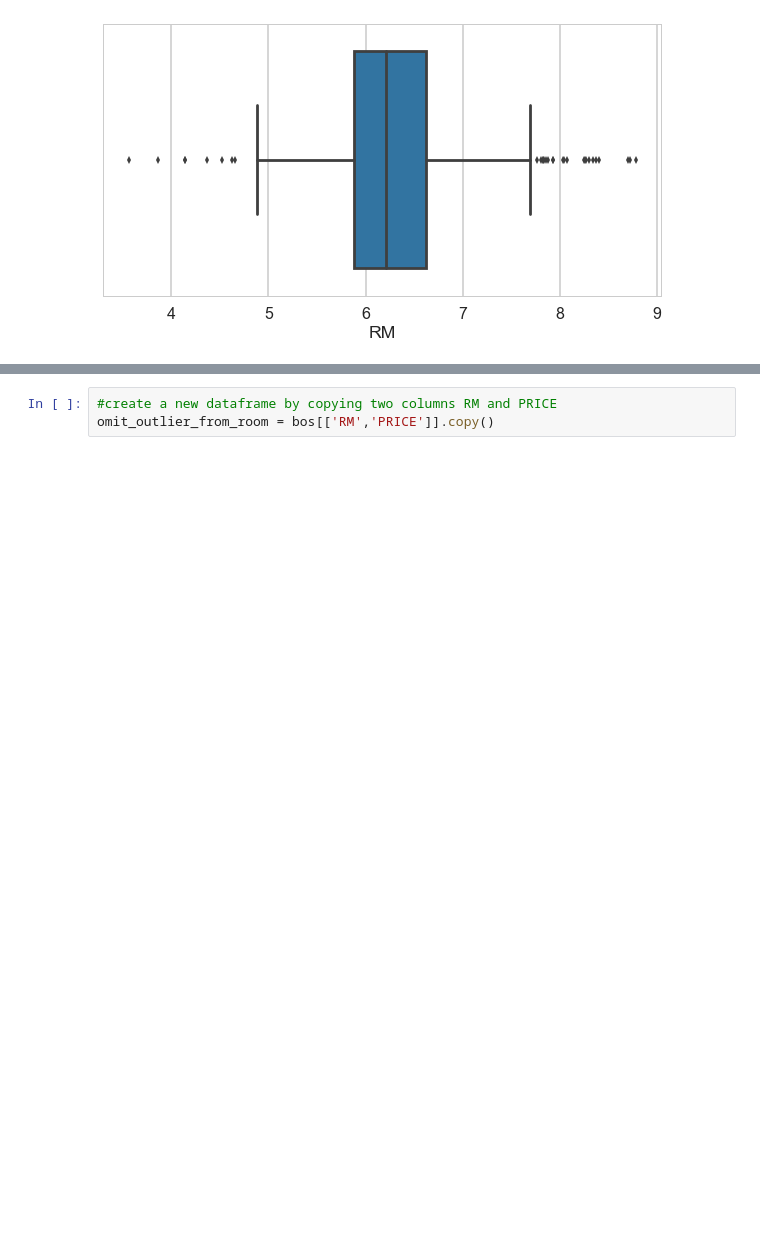
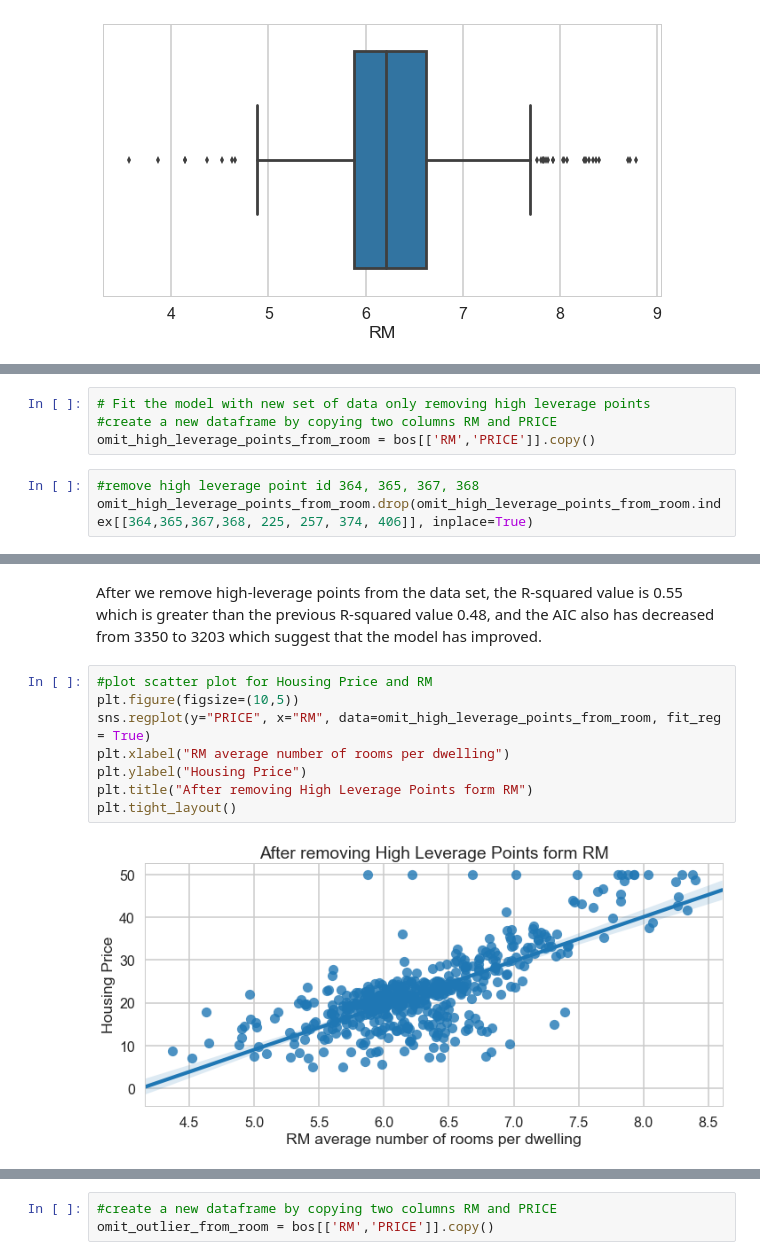
Before and after one commit to sherpalakpa1/linear_regression, a Jupyter notebook: Mini_Project_Linear_Regression.ipynb, the cells around one changed output, grey strips where cells are left out. Saved outputs shown, nothing was run; the diff lists cells and outputs as text; blank space fills up the shorter version.

Commit message:
Removed only high leverage points

```diff
--- a/Mini_Project_Linear_Regression.ipynb
+++ b/Mini_Project_Linear_Regression.ipynb
@@ -1024,0 +1015,7 @@ sns.boxplot('RM',data=bos)
+# %%
+# Fit the model with new set of data only removing high leverage points
+#create a new dataframe by copying two columns RM and PRICE
+omit_high_leverage_points_from_room = bos[['RM','PRICE']].copy()
+# %%
+#remove high leverage point id 364, 365, 367, 368
+omit_high_leverage_points_from_room.drop(omit_high_leverage_points_from_room.index[[364,365,367,368, 225, 257, 374, 406]], inplace=True)
@@ -1024,0 +1044,12 @@ sns.boxplot('RM',data=bos)
+# %% [markdown]
+After we remove high-leverage points from the data set, the R-squared value is 0.55 which is greater than the previous R-squared value 0.48, and the AIC also has decreased from 3350 to 3203 which suggest that the model has improved.
+# %%
+#plot scatter plot for Housing Price and RM
+plt.figure(figsize=(10,5))
+sns.regplot(y="PRICE", x="RM", data=omit_high_leverage_points_from_room, fit_reg = True)
+plt.xlabel("RM average number of rooms per dwelling")
+plt.ylabel("Housing Price")
+plt.title("After removing High Leverage Points form RM")
+plt.tight_layout()
+# %% [output]
+[figure, added]
```
Also changed, not shown: parts of 25 cells of this notebook.
